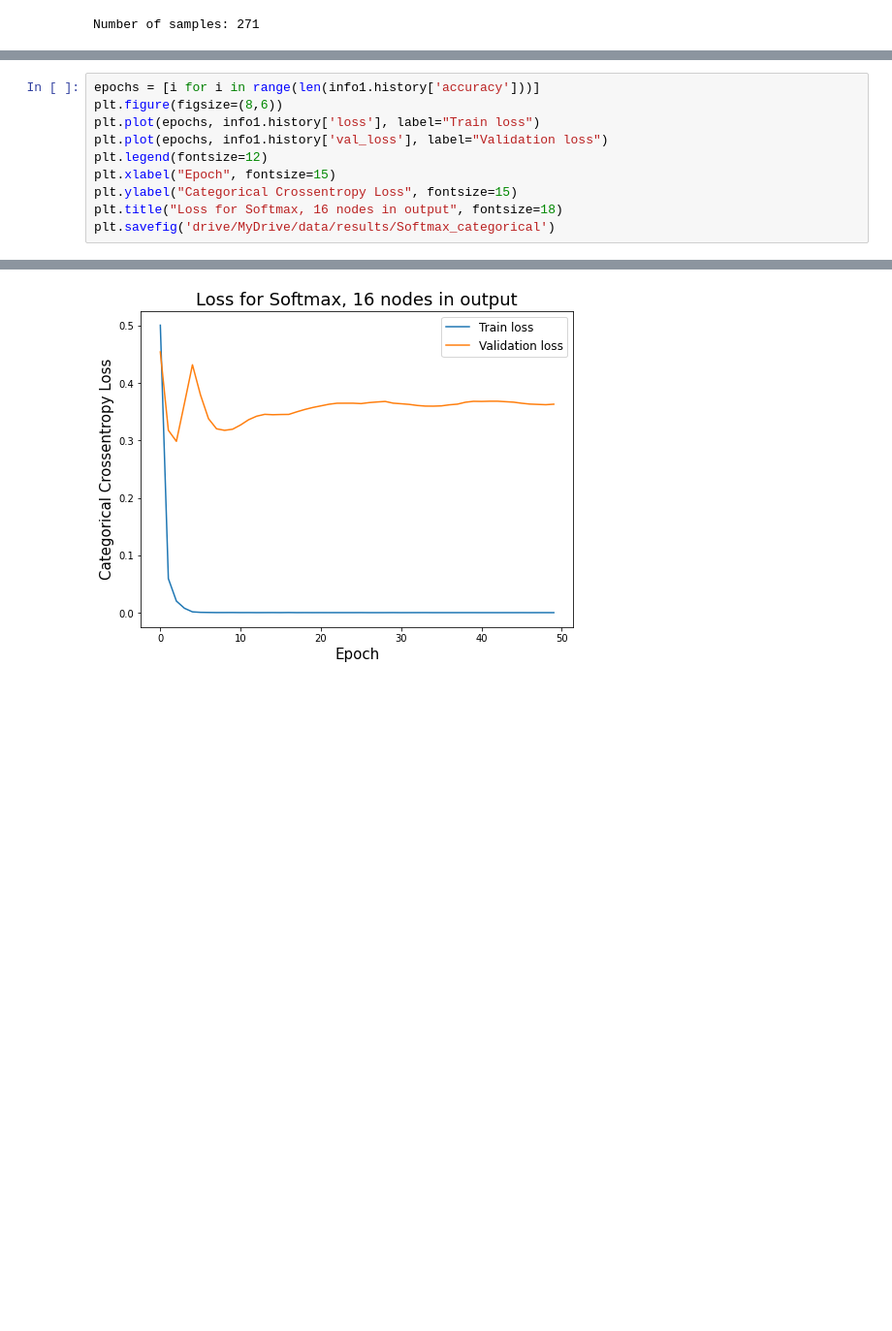
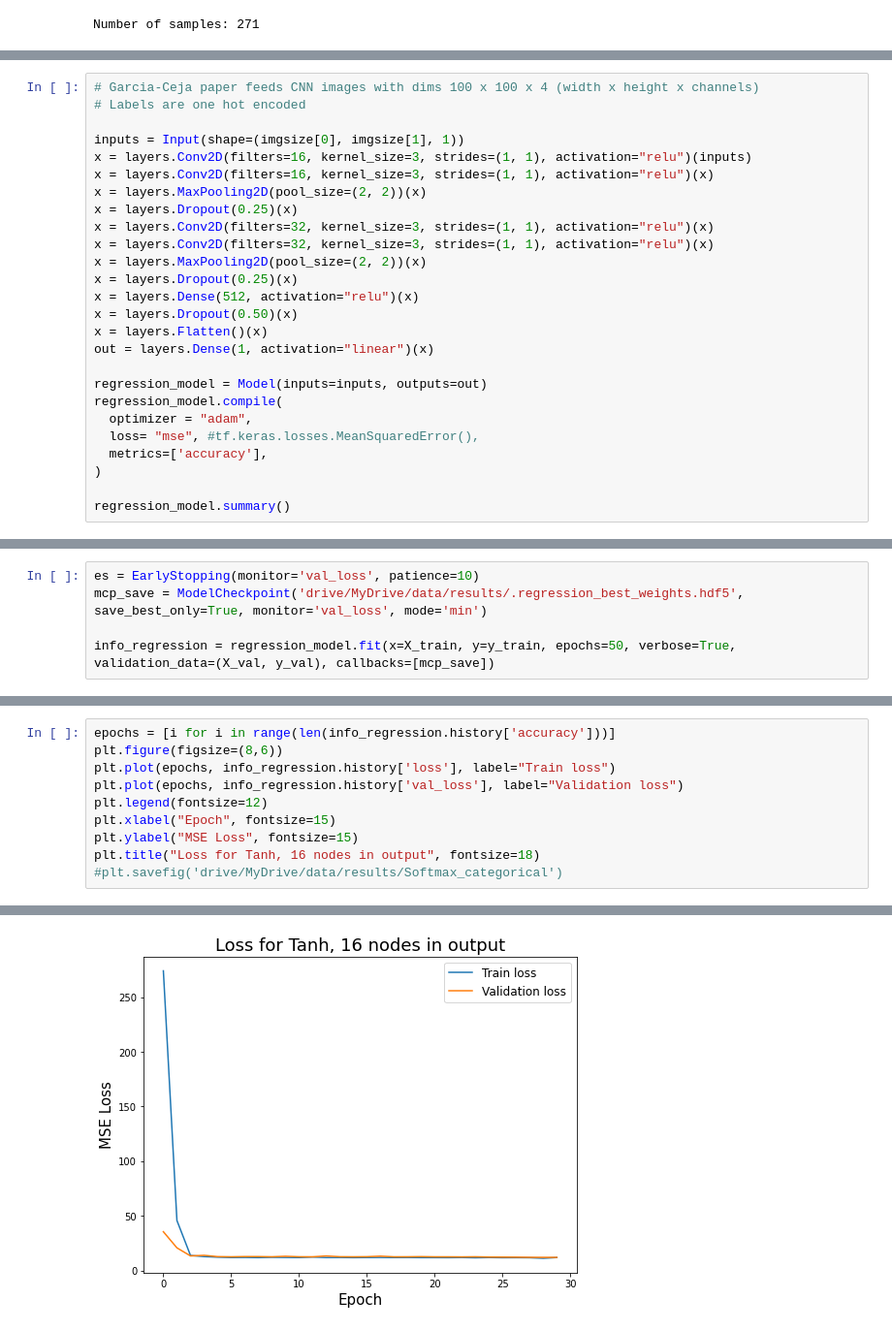
Before and after one commit to julialromero/Collaborative-Problem-Solving, a Jupyter notebook: learning_pipeline.ipynb, the cells around one changed output, grey strips where cells are left out. Shown: that part at 97% size. Cells and saved outputs as stored; diff of their text form; blank space fills up the shorter version.

Commit message:
classification and regression

```diff
--- a/learning_pipeline.ipynb
+++ b/learning_pipeline.ipynb
@@ -209,0 +302,26 @@ model.load_weights(filepath = '.best_weights.hdf5')
+# %%
+# Garcia-Ceja paper feeds CNN images with dims 100 x 100 x 4 (width x height x channels)
+# Labels are one hot encoded
+
+inputs = Input(shape=(imgsize[0], imgsize[1], 1))
+x = layers.Conv2D(filters=16, kernel_size=3, strides=(1, 1), activation="relu")(inputs)
+x = layers.Conv2D(filters=16, kernel_size=3, strides=(1, 1), activation="relu")(x)
+x = layers.MaxPooling2D(pool_size=(2, 2))(x)
+x = layers.Dropout(0.25)(x)
+x = layers.Conv2D(filters=32, kernel_size=3, strides=(1, 1), activation="relu")(x)
+x = layers.Conv2D(filters=32, kernel_size=3, strides=(1, 1), activation="relu")(x)
+x = layers.MaxPooling2D(pool_size=(2, 2))(x)
+x = layers.Dropout(0.25)(x)
+x = layers.Dense(512, activation="relu")(x)
+x = layers.Dropout(0.50)(x)
+x = layers.Flatten()(x)
+out = layers.Dense(1, activation="linear")(x)
+
+regression_model = Model(inputs=inputs, outputs=out)
+regression_model.compile(
+  optimizer = "adam",
+  loss= "mse", #tf.keras.losses.MeanSquaredError(),
+  metrics=['accuracy'],
+)
+
+regression_model.summary()
@@ -209,0 +362,5 @@ model.load_weights(filepath = '.best_weights.hdf5')
+# %%
+es = EarlyStopping(monitor='val_loss', patience=10)
+mcp_save = ModelCheckpoint('drive/MyDrive/data/results/.regression_best_weights.hdf5', save_best_only=True, monitor='val_loss', mode='min')
+
+info_regression = regression_model.fit(x=X_train, y=y_train, epochs=50, verbose=True, validation_data=(X_val, y_val), callbacks=[mcp_save])
@@ -210,11 +385,11 @@ model.load_weights(filepath = '.best_weights.hdf5')
 # %%
-epochs = [i for i in range(len(info1.history['accuracy']))]
+epochs = [i for i in range(len(info_regression.history['accuracy']))]
 plt.figure(figsize=(8,6))
-plt.plot(epochs, info1.history['loss'], label="Train loss")
-plt.plot(epochs, info1.history['val_loss'], label="Validation loss")
+plt.plot(epochs, info_regression.history['loss'], label="Train loss")
+plt.plot(epochs, info_regression.history['val_loss'], label="Validation loss")
 plt.legend(fontsize=12)
 plt.xlabel("Epoch", fontsize=15)
-plt.ylabel("Categorical Crossentropy Loss", fontsize=15)
-plt.title("Loss for Softmax, 16 nodes in output", fontsize=18)
-plt.savefig('drive/MyDrive/data/results/Softmax_categorical')
+plt.ylabel("MSE Loss", fontsize=15)
+plt.title("Loss for Tanh, 16 nodes in output", fontsize=18)
+#plt.savefig('drive/MyDrive/data/results/Softmax_categorical')
 # %% [output]
@@ -221 +397 @@ plt.savefig('drive/MyDrive/data/results/Softmax_categorical')
-[figure, old version]
+[figure, new version]
```
Also changed, not shown: parts of 37 cells of this notebook.
